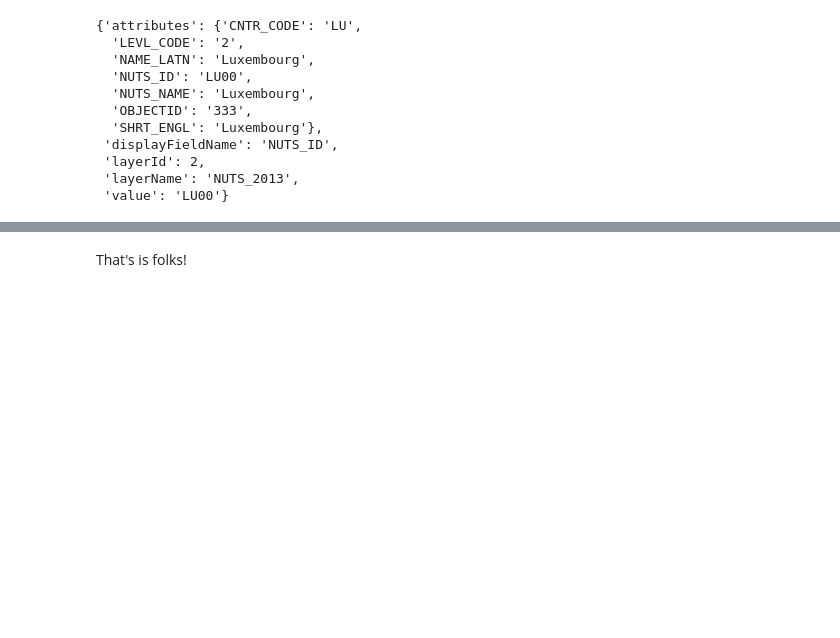
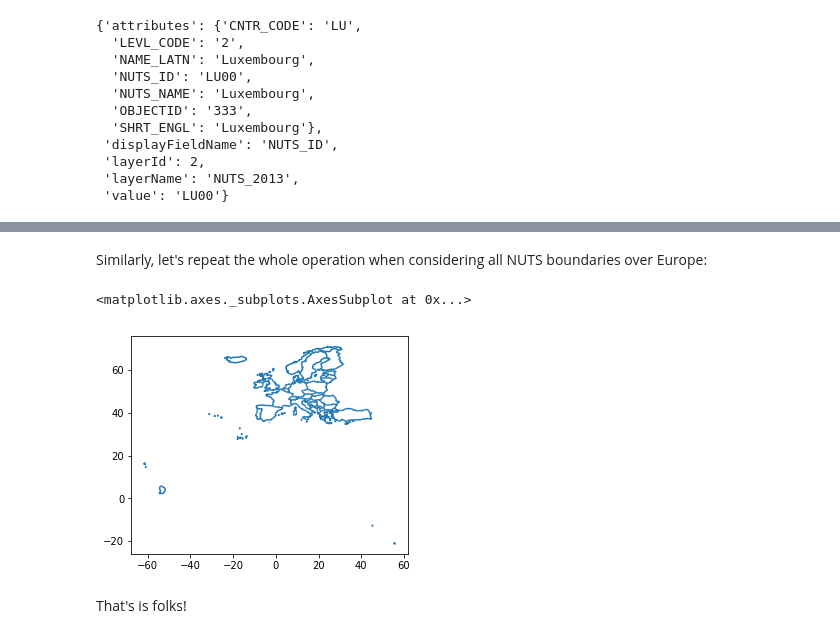
Before and after one commit to eurostat/happyGISCO, a Jupyter notebook: notebooks/example_GISCO_services.ipynb, the cells around one changed output, grey strips where cells are left out. Saved outputs shown, nothing was run; the diff lists cells and outputs as text; code cells hidden in the pictures; blank space fills up the shorter version.

```diff
--- a/notebooks/example_GISCO_services.ipynb
+++ b/notebooks/example_GISCO_services.ipynb
@@ -202,2 +314,13 @@ serv.coord2nuts(coord, level=2)
+# %% [markdown]
+Similarly, let's repeat the whole operation when considering all NUTS boundaries over Europe:
+# %%
+data = serv.nuts_geometry(source='NUTS', year=2016, scale='60m', vector='boundary')
+geometries = data.xvalues(_force_list_=True)
+gdf = geopandas.GeoDataFrame.from_features(geometries[0], crs=geometries[0]['crs'])
+%matplotlib inline
+gdf.plot()
+# %% [output]
+<matplotlib.axes._subplots.AxesSubplot at 0x...>
+[figure, added]
 # %% [markdown]
 That's is folks!
```
Also changed, not shown: parts of 28 cells of this notebook, 1 other file.
